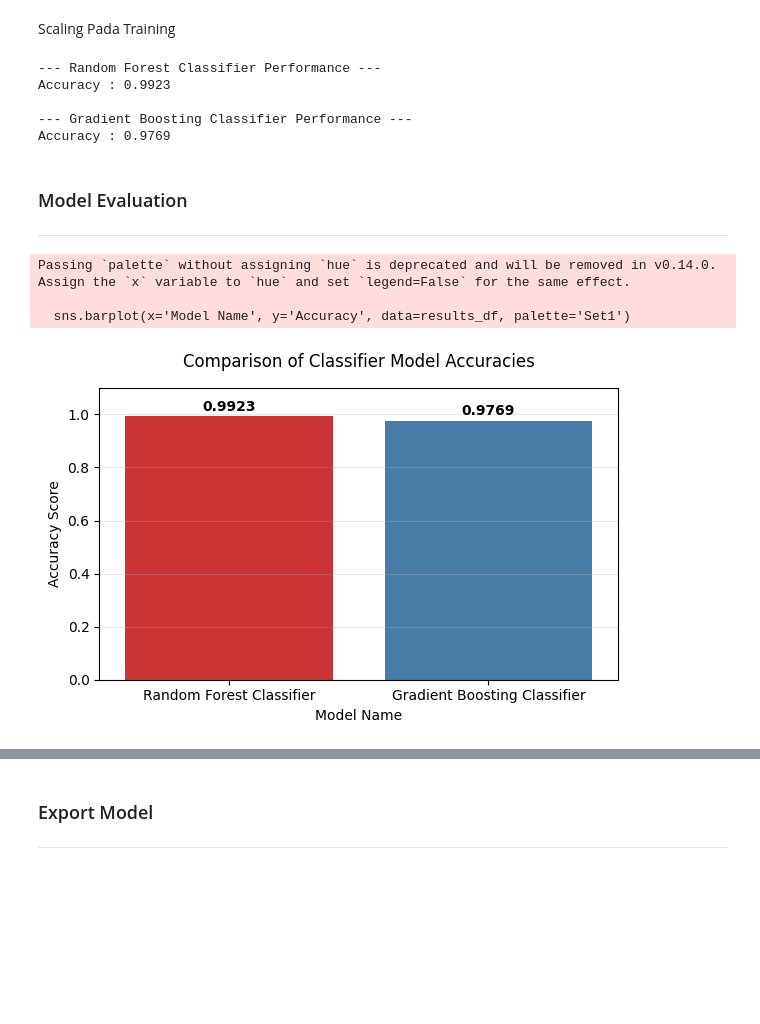
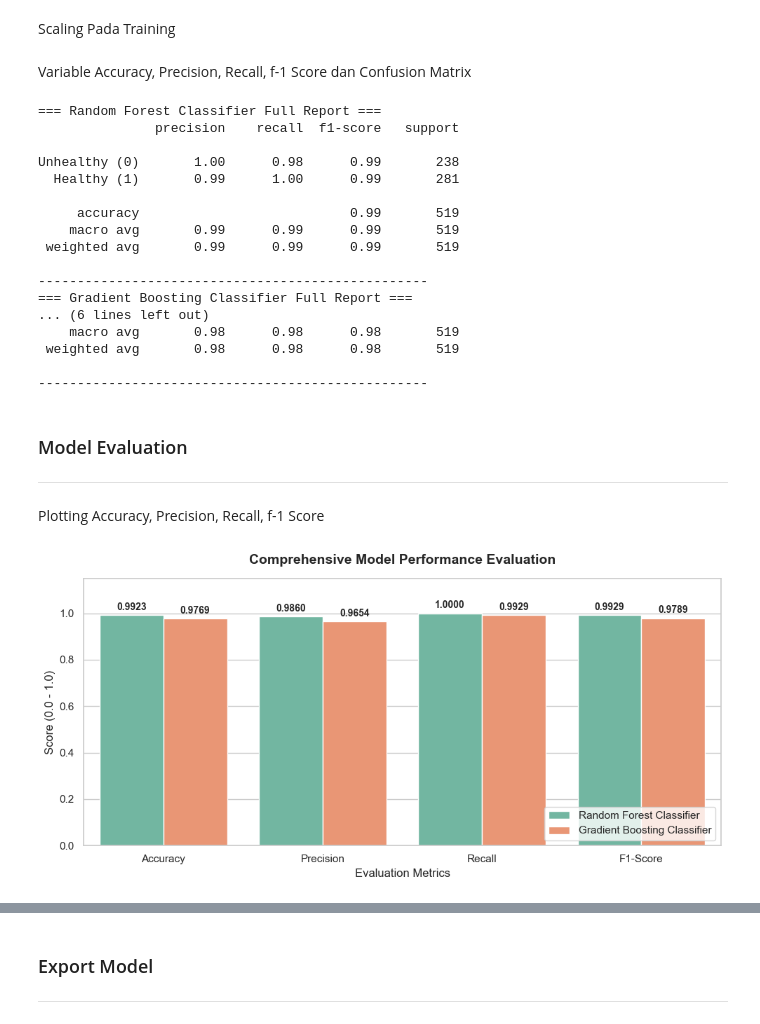
Before and after one commit to berubob/Machine-Learning-Project-Binus, a Jupyter notebook: Food Health Prediction.ipynb, the cells around one changed output, grey strips where cells are left out. Saved outputs shown, nothing was run; the diff lists cells and outputs as text; code cells hidden in the pictures; blank space fills up the shorter version.

Commit message:
feat: Adding Precision, Recall, f1-score and Confusion Matrix

```diff
--- a/Food Health Prediction.ipynb
+++ b/Food Health Prediction.ipynb
@@ -275,28 +273,42 @@ Scaling Pada Training
 scaler = StandardScaler()
 X_train_scaled = scaler.fit_transform(X_train)
 X_test_scaled = scaler.transform(X_test)
+# %% [markdown]
+Variable Accuracy, Precision, Recall, f-1 Score dan Confusion Matrix
 # %%
-
 classification_models = {
     'Random Forest Classifier': RandomForestClassifier(random_state=42),
     'Gradient Boosting Classifier': GradientBoostingClassifier(random_state=42)
 }
 
 results = []
-models_preds = []
+cms = {} # Tempat menyimpan Confusion Matrix tiap model
 best_accuracy = -1
 best_fitted_classifier = None
 
 for name, model in classification_models.items():
+    # Training model
     model.fit(X_train_scaled, y_train)
     preds = model.predict(X_test_scaled)
-    models_preds.append(preds)
 
     acc = accuracy_score(y_test, preds)
-    results.append({'Model Name': name, 'Accuracy': acc})
+    prec = precision_score(y_test, preds, zero_division=0)
+    rec = recall_score(y_test, preds, zero_division=0)
+    f1 = f1_score(y_test, preds, zero_division=0)
 
-    print(f"--- {name} Performance ---")
-    print(f"Accuracy : {acc:.4f}\n")
+    cms[name] = confusion_matrix(y_test, preds)
+
+    results.append({
+        'Model Name': name,
+        'Accuracy': acc,
+        'Precision': prec,
+        'Recall': rec,
+        'F1-Score': f1
+    })
+
+    print(f"=== {name} Full Report ===")
+    print(classification_report(y_test, preds, target_names=['Unhealthy (0)', 'Healthy (1)']))
+    print("-" * 50)
 
     if acc > best_accuracy:
         best_accuracy = acc
@@ -304,29 +316,51 @@ for name, model in classification_models.items():
 
 results_df = pd.DataFrame(results)
 # %% [output]
---- Random Forest Classifier Performance ---
-Accuracy : 0.9923
+=== Random Forest Classifier Full Report ===
+               precision    recall  f1-score   support
 
---- Gradient Boosting Classifier Performance ---
-Accuracy : 0.9769
+Unhealthy (0)       1.00      0.98      0.99       238
+  Healthy (1)       0.99      1.00      0.99       281
+
+     accuracy                           0.99       519
+    macro avg       0.99      0.99      0.99       519
+ weighted avg       0.99      0.99      0.99       519
+
+--------------------------------------------------
+=== Gradient Boosting Classifier Full Report ===
+... (6 lines left out)
+    macro avg       0.98      0.98      0.98       519
+ weighted avg       0.98      0.98      0.98       519
+
+--------------------------------------------------
 # %% [markdown]
 ### Model Evaluation
 ---
+# %% [markdown]
+Plotting Accuracy, Precision, Recall, f-1 Score
 # %%
-plt.figure(figsize=(6, 4))
-sns.barplot(x='Model Name', y='Accuracy', data=results_df, palette='Set1')
-plt.title('Comparison of Classifier Model Accuracies', fontsize=12, pad=15)
-plt.ylabel('Accuracy Score')
-plt.ylim(0, 1.1)
-plt.grid(axis='y', alpha=0.3)
+df_melted = results_df.melt(id_vars='Model Name', var_name='Metric', value_name='Score')
 
-for index, row in results_df.iterrows():
-    plt.text(index, row['Accuracy'] + 0.02, f"{row['Accuracy']:.4f}", color='black', ha="center", fontweight='bold')
+plt.figure(figsize=(10, 5))
+sns.set_theme(style="whitegrid")
+ax = sns.barplot(x='Metric', y='Score', hue='Model Name', data=df_melted, palette='Set2')
 
+plt.title('Comprehensive Model Performance Evaluation', fontsize=14, pad=15, fontweight='bold')
+plt.ylabel('Score (0.0 - 1.0)', fontsize=12)
+plt.xlabel('Evaluation Metrics', fontsize=12)
+plt.ylim(0, 1.15)
+
+for p in ax.patches:
+    if p.get_height() > 0:
+        ax.annotate(f"{p.get_height():.4f}",
+                    (p.get_x() + p.get_width() / 2., p.get_height()),
+                    ha='center', va='center',
+                    xytext=(0, 8),
+                    textcoords='offset points',
+                    fontsize=10, fontweight='bold')
+
+plt.legend(loc='lower right', frameon=True)
 plt.tight_layout()
 plt.show()
 # %% [output]
-Passing `palette` without assigning `hue` is deprecated and will be removed in v0.14.0. Assign the `x` variable to `hue` and set `legend=False` for the same effect.
-
-  sns.barplot(x='Model Name', y='Accuracy', data=results_df, palette='Set1')
-[figure, old version]
+[figure, new version]
```
Also changed, not shown: parts of 5 cells of this notebook, 1 other file.
